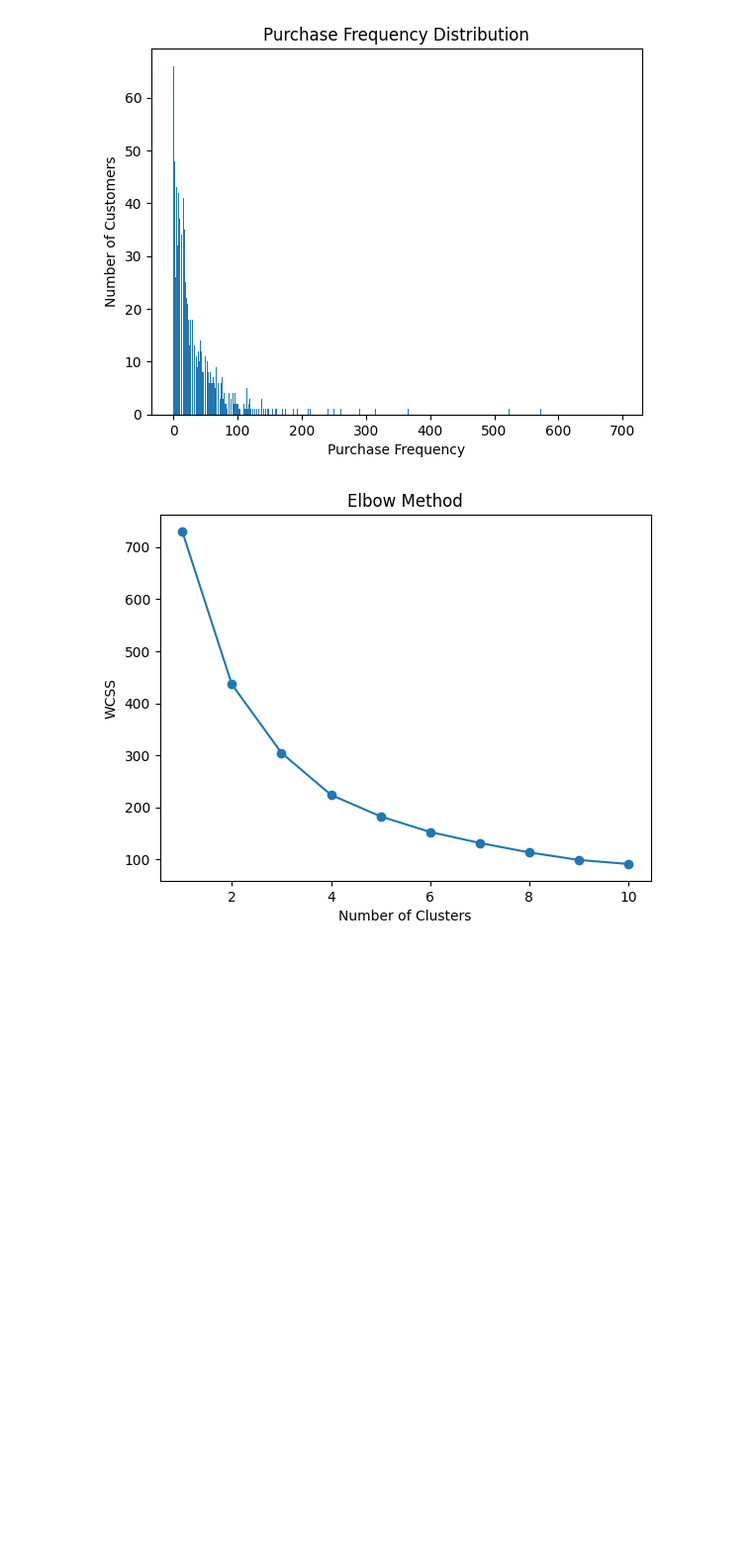
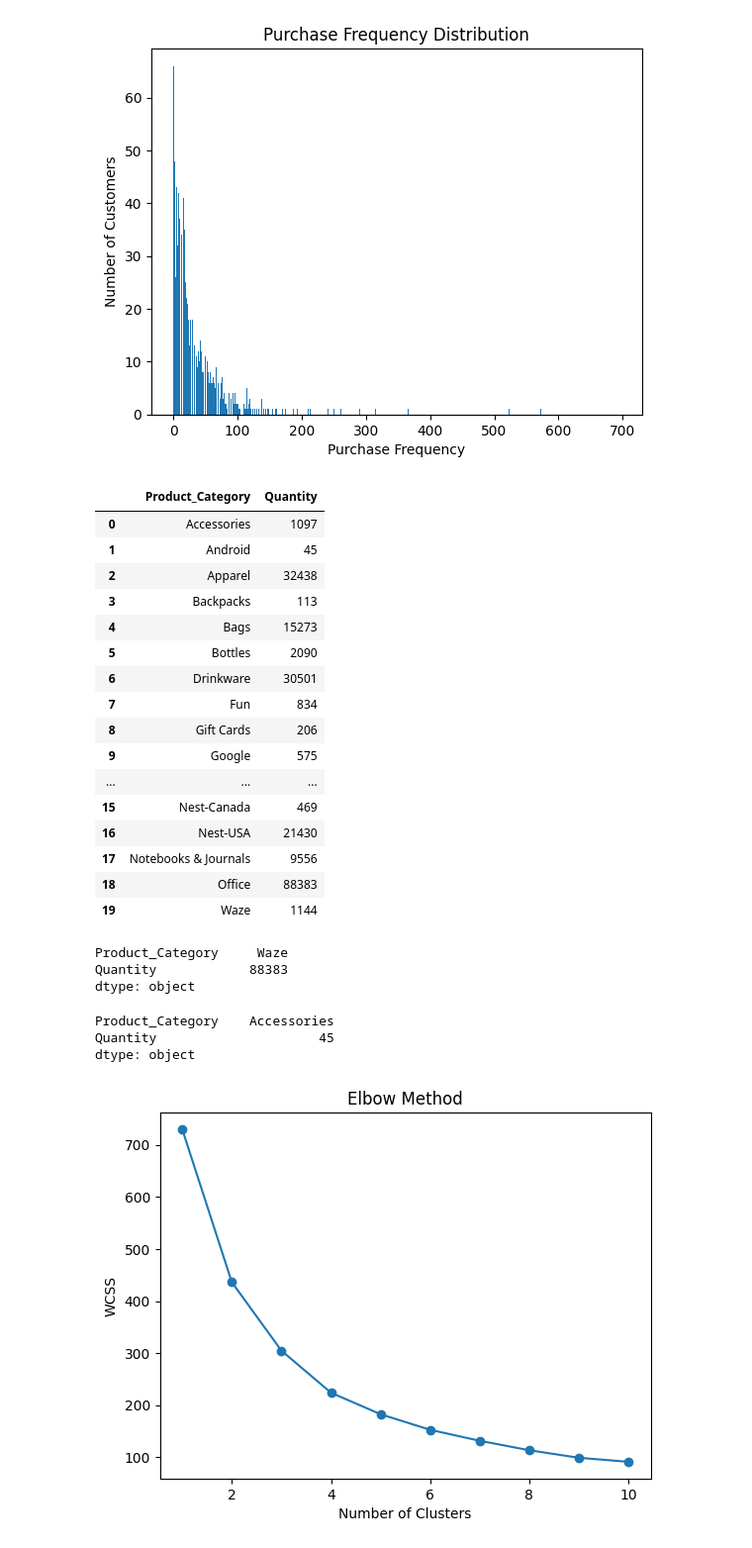
Before and after one commit to SoLitaP/DS-Final-Project, a Jupyter notebook: DS-Project.ipynb, the cells around one changed output. Shown at 99% size. Cells and saved outputs as stored; diff of their text form; code cells hidden in the pictures; blank space fills up the shorter version.

Commit message:
find product trend

```diff
--- a/DS-Project.ipynb
+++ b/DS-Project.ipynb
@@ -251,9 +251,41 @@ plt.show()
 # %% [output]
 [figure]
 # %%
-# category with highest purchase rate
-
-transaction_data = df4
+# Sum the quantities within each category
+category_sum = transaction_data.groupby('Product_Category')['Quantity'].sum().reset_index()
+category_sum
+# %% [output]
+|  | Product_Category | Quantity |
+| 0 | Accessories | 1097 |
+| 1 | Android | 45 |
+| 2 | Apparel | 32438 |
+| 3 | Backpacks | 113 |
+| 4 | Bags | 15273 |
+| 5 | Bottles | 2090 |
+| 6 | Drinkware | 30501 |
+| 7 | Fun | 834 |
+| 8 | Gift Cards | 206 |
+| 9 | Google | 575 |
+| ... | ... | ... |
+| 15 | Nest-Canada | 469 |
+| 16 | Nest-USA | 21430 |
+| 17 | Notebooks & Journals | 9556 |
+| 18 | Office | 88383 |
+| 19 | Waze | 1144 |
+# %%
+most_popularCategory = category_sum.max()
+most_popularCategory
+# %% [output]
+Product_Category     Waze
+Quantity            88383
+dtype: object
+# %%
+least_popularCategory = category_sum.min()
+least_popularCategory
+# %% [output]
+Product_Category    Accessories
+Quantity                     45
+dtype: object
 # %%
 features = df3[['Online_Spend', 'Offline_Spend']]
 
```
